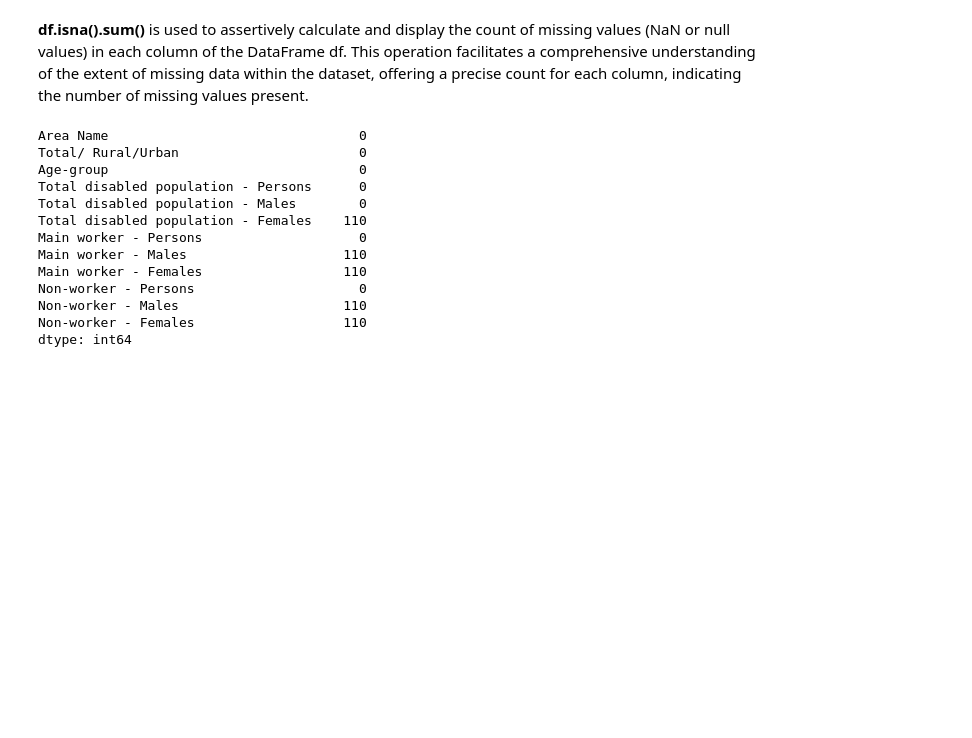
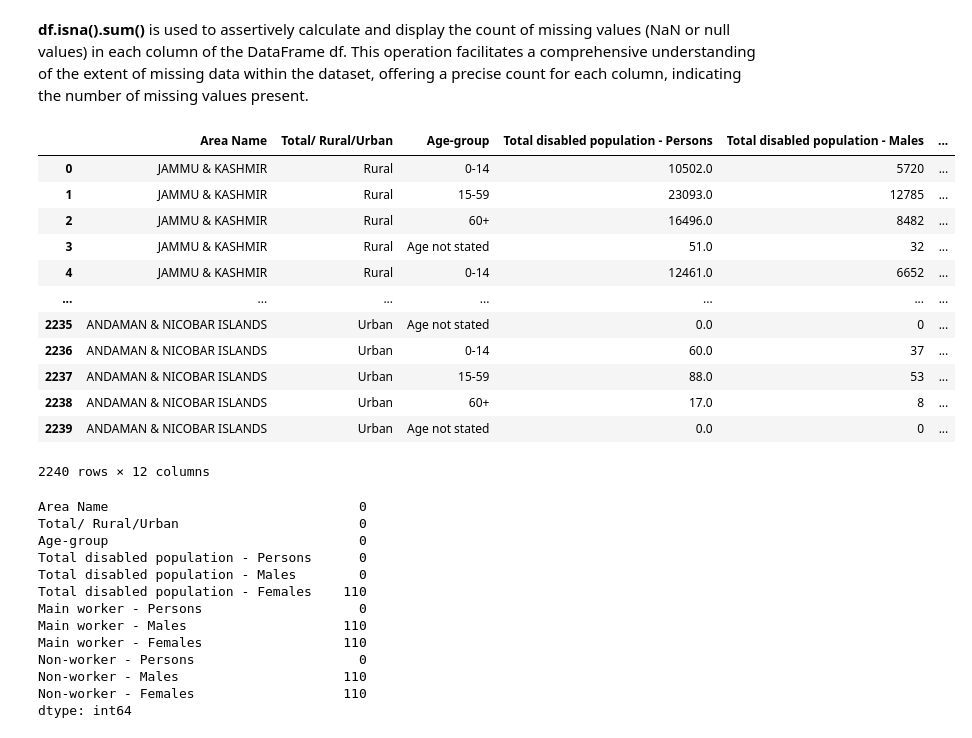
Before and after one commit to shiyaamsunder/bda, a Jupyter notebook: individual_work/Fameen/Indian_disability.ipynb, the cells around one changed output. Cells and saved outputs as stored; diff of their text form; code cells hidden in the pictures; blank space fills up the shorter version.

```diff
--- a/individual_work/Fameen/Indian_disability.ipynb
+++ b/individual_work/Fameen/Indian_disability.ipynb
@@ -186,6 +190,24 @@ df
 2240 rows × 12 columns
 # %% [markdown]
 **df.isna().sum()** is used to assertively calculate and display the count of missing values (NaN or null values) in each column of the DataFrame df. This operation facilitates a comprehensive understanding of the extent of missing data within the dataset, offering a precise count for each column, indicating the number of missing values present.
+# %%
+simpleImpute = SimpleImputer(strategy='median')
+[df['Total disabled population - Persons']] = simpleImpute.fit_transform([df['Total disabled population - Persons']])
+df
+# %% [output]
+|  | Area Name | Total/ Rural/Urban | Age-group | Total disabled population - Persons | Total disabled population - Males | ... |
+| 0 | JAMMU & KASHMIR | Rural | 0-14 | 10502.0 | 5720 | ... |
+| 1 | JAMMU & KASHMIR | Rural | 15-59 | 23093.0 | 12785 | ... |
+| 2 | JAMMU & KASHMIR | Rural | 60+ | 16496.0 | 8482 | ... |
+| 3 | JAMMU & KASHMIR | Rural | Age not stated | 51.0 | 32 | ... |
+| 4 | JAMMU & KASHMIR | Rural | 0-14 | 12461.0 | 6652 | ... |
+| ... | ... | ... | ... | ... | ... | ... |
+| 2235 | ANDAMAN & NICOBAR ISLANDS | Urban | Age not stated | 0.0 | 0 | ... |
+| 2236 | ANDAMAN & NICOBAR ISLANDS | Urban | 0-14 | 60.0 | 37 | ... |
+| 2237 | ANDAMAN & NICOBAR ISLANDS | Urban | 15-59 | 88.0 | 53 | ... |
+| 2238 | ANDAMAN & NICOBAR ISLANDS | Urban | 60+ | 17.0 | 8 | ... |
+| 2239 | ANDAMAN & NICOBAR ISLANDS | Urban | Age not stated | 0.0 | 0 | ... |
+2240 rows × 12 columns
 # %%
 df.isna().sum()
 # %% [output]
```
Also changed, not shown: parts of 34 cells of this notebook, 4 other files.
